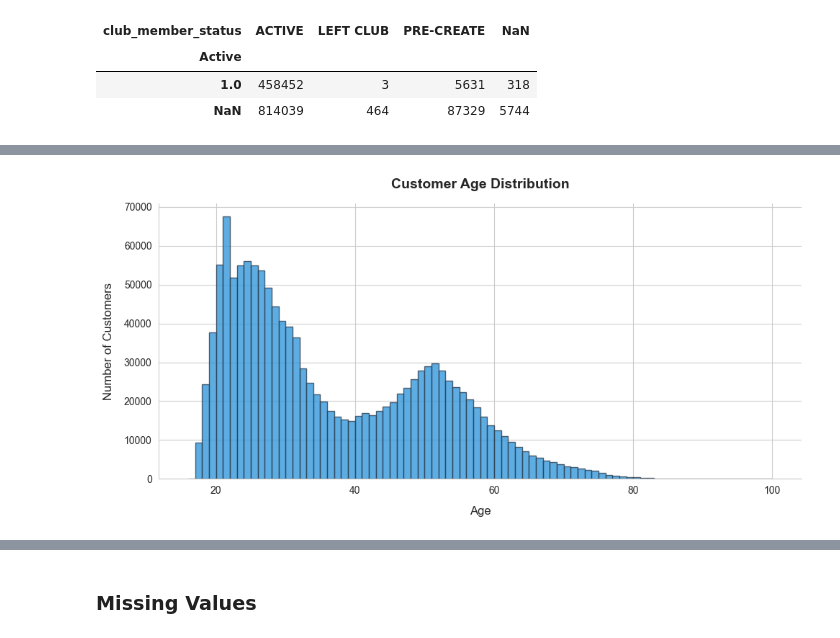
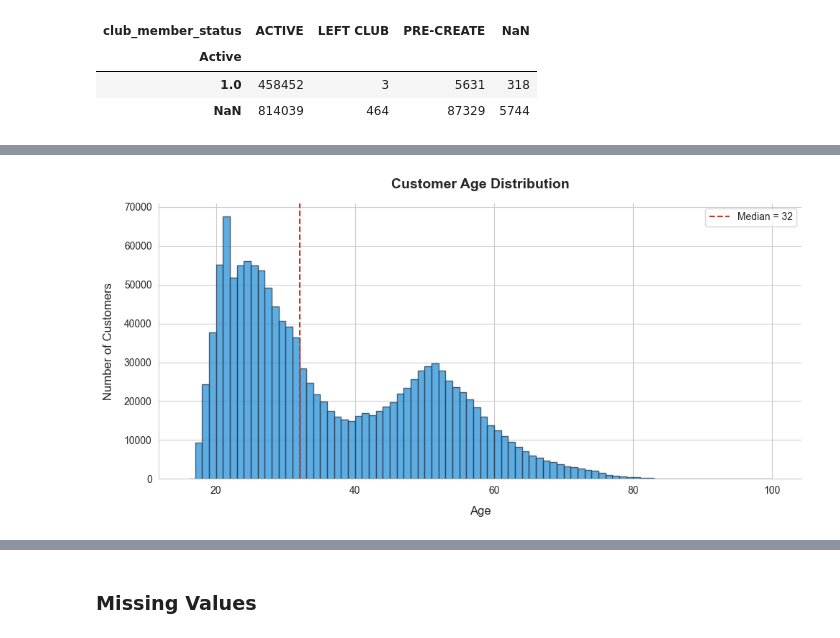
Before and after one commit to parsyan-n/hm-recommendation-project, a Jupyter notebook: EDA_FeatureEngineering.ipynb, the cells around one changed output, grey strips where cells are left out. Drawn from its saved outputs; the diff is of its cells as text; code cells hidden in the pictures.

```diff
--- a/EDA_FeatureEngineering.ipynb
+++ b/EDA_FeatureEngineering.ipynb
@@ -165,29 +195,33 @@ len(customers['age'].unique())
 # %%
-#Plot customer age distribution histogram
+#========================================================================================================
+#                       Customer age distribution histogram
+#========================================================================================================
+
 plt.figure(figsize=(10, 5))
 sns.set_style("whitegrid")
 
 age = customers['age'].dropna()
 
 plt.hist(
     age,
     bins=range(16,101),
     color='#3498db',
     edgecolor='#2c3e50',
     alpha=0.8
 )
 
 
 plt.title('Customer Age Distribution', fontsize=14, fontweight='bold', pad=15)
 plt.xlabel('Age', fontsize=12, labelpad=10)
 plt.ylabel('Number of Customers', fontsize=12, labelpad=10)
 
 plt.xticks(fontsize=10)
 plt.yticks(fontsize=10)
 
 sns.despine()
-
+plt.axvline(age.median(), color='#c0392b', linestyle='--', label=f'Median = {age.median():.0f}')
+plt.legend()
 plt.tight_layout()
 plt.show()
 # %% [output]
-[figure, old version]
+[figure, new version]
```
Also changed, not shown: parts of 98 cells of this notebook.
